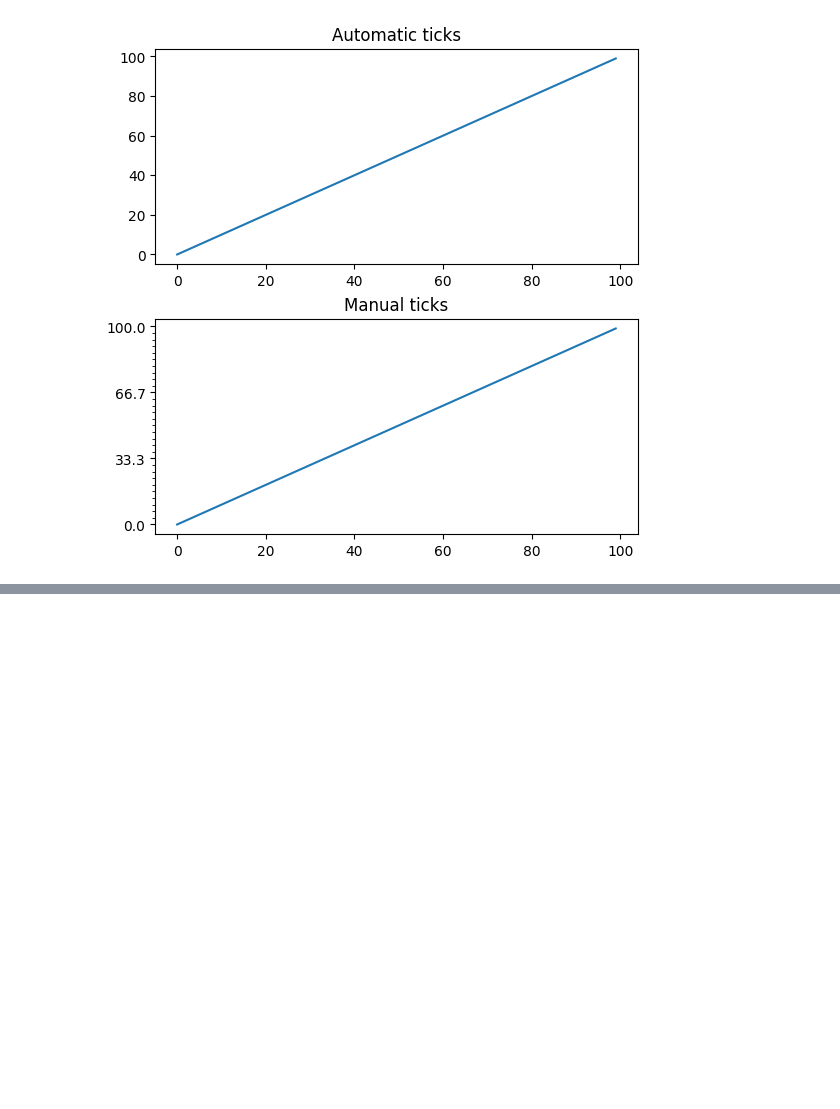
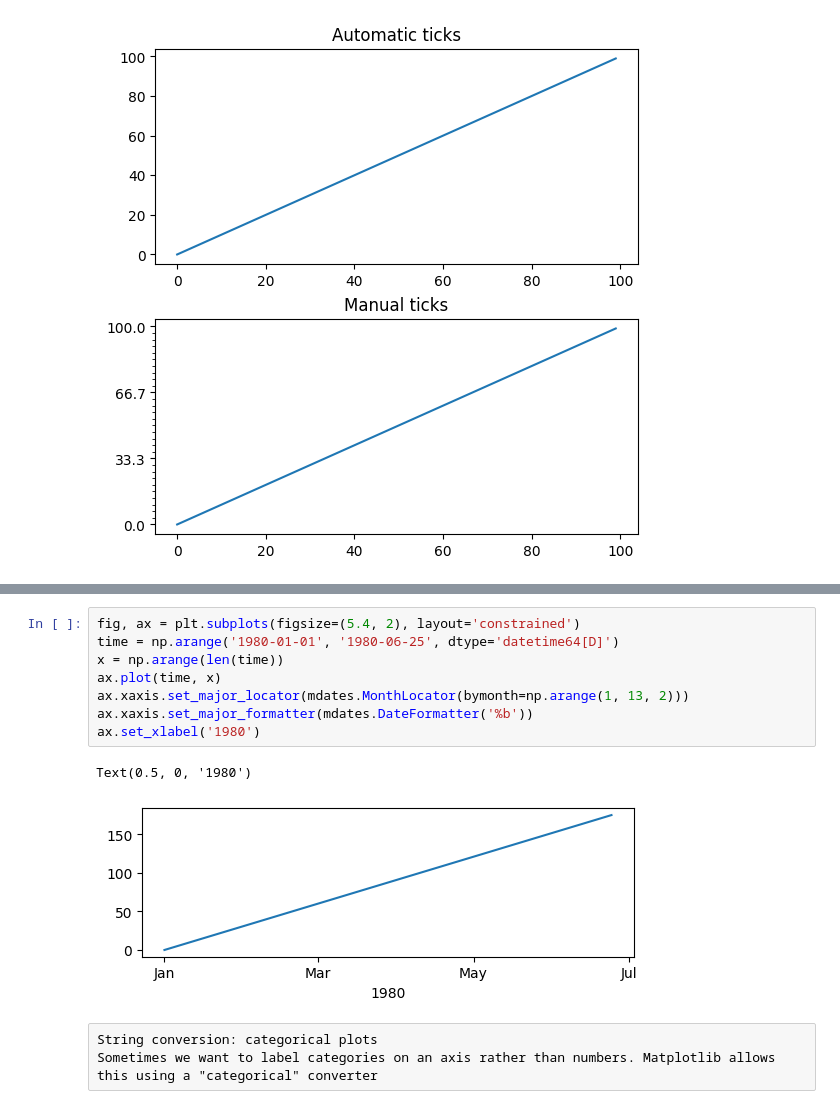
Before and after one commit to manasesmutembei11/ML, a Jupyter notebook: matplotlib/matplotlib_axes&subplots.ipynb, the cells around one changed output, grey strips where cells are left out. Cells and saved outputs as stored; diff of their text form; blank space fills up the shorter version.

```diff
--- a/matplotlib/matplotlib_axes&subplots.ipynb
+++ b/matplotlib/matplotlib_axes&subplots.ipynb
@@ -507,0 +526,14 @@ for nn, ax in enumerate(axs):
+# %%
+fig, ax = plt.subplots(figsize=(5.4, 2), layout='constrained')
+time = np.arange('1980-01-01', '1980-06-25', dtype='datetime64[D]')
+x = np.arange(len(time))
+ax.plot(time, x)
+ax.xaxis.set_major_locator(mdates.MonthLocator(bymonth=np.arange(1, 13, 2)))
+ax.xaxis.set_major_formatter(mdates.DateFormatter('%b'))
+ax.set_xlabel('1980')
+# %% [output]
+Text(0.5, 0, '1980')
+[figure, added]
+# %% [raw]
+String conversion: categorical plots
+Sometimes we want to label categories on an axis rather than numbers. Matplotlib allows this using a "categorical" converter
```
Also changed, not shown: parts of 4 cells of this notebook.
